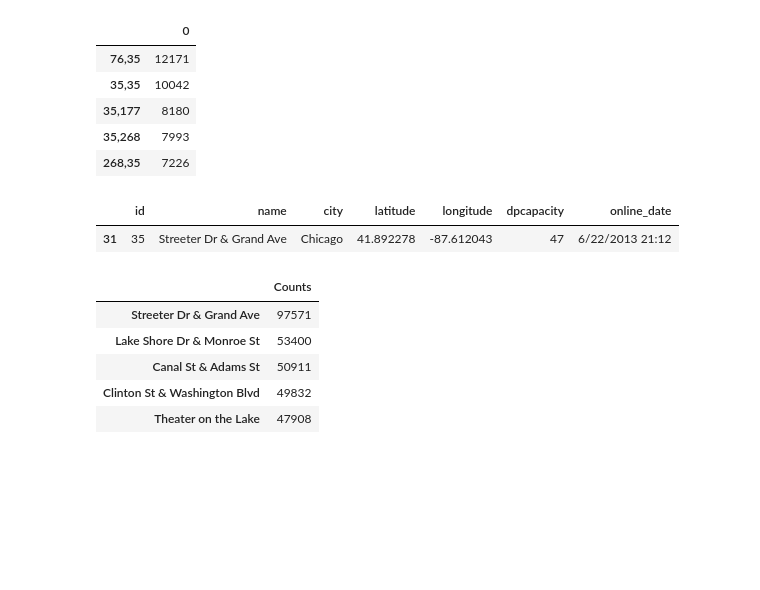
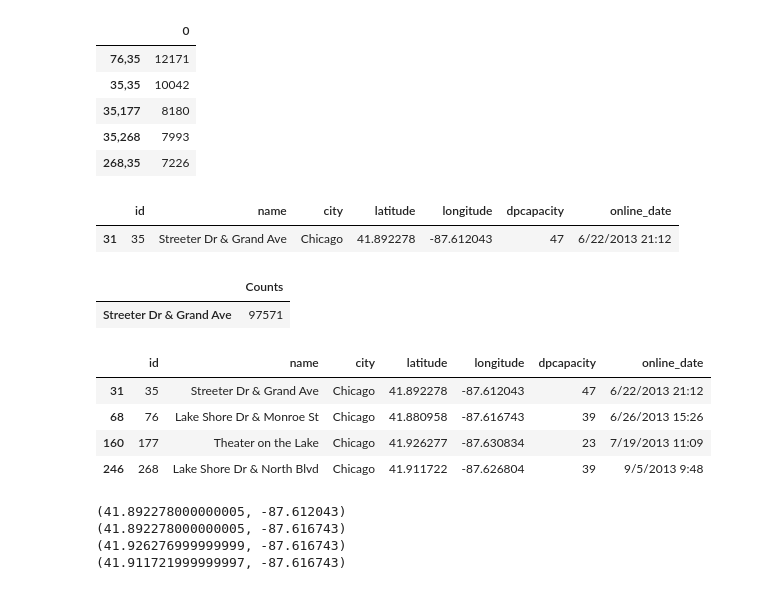
Before and after one commit to yshinomiya1q85/ys, a Jupyter notebook: capstone DS.ipynb, the cells around one changed output. Drawn from its saved outputs; the diff is of its cells as text; code cells hidden in the pictures; blank space fills up the shorter version.

```diff
--- a/capstone DS.ipynb
+++ b/capstone DS.ipynb
@@ -189,3 +167,8 @@ popular5 = pd.DataFrame(popular5.head())
+# %%
+#count each values for searching popular trip
+popular_trip = df_from_to.value_counts()
+#create DF of top5 trips
+popular5 = pd.DataFrame(popular_trip.head())
 # %%
 popular5
 # %% [output]
@@ -195,17 +178,19 @@ popular5
 | 35,177 | 8180 |
 | 35,268 | 7993 |
 | 268,35 | 7226 |
-# %%
-df_stations[df_stations['id']==35]
-# %% [output]
-|  | id | name | city | latitude | longitude | dpcapacity | online_date |
-| 31 | 35 | Streeter Dr & Grand Ave | Chicago | 41.892278 | -87.612043 | 47 | 6/22/2013 21:12 |
-# %%
-top5
-# %% [output]
-|  | Counts |
-| Streeter Dr & Grand Ave | 97571 |
-| Lake Shore Dr & Monroe St | 53400 |
-| Canal St & Adams St | 50911 |
-| Clinton St & Washington Blvd | 49832 |
-| Theater on the Lake | 47908 |
+# %%
+#split back to each ids
+pop5_str = popular5.index.str.split(",")
+# %%
+#look for stations that have popular id
+df_stations.id = df_stations.id.astype(str)
+df_stations[df_stations.id == pop5_str[0][1]]
+# %% [output]
+|  | id | name | city | latitude | longitude | dpcapacity | online_date |
+| 31 | 35 | Streeter Dr & Grand Ave | Chicago | 41.892278 | -87.612043 | 47 | 6/22/2013 21:12 |
+# %%
+#this is same as top used station
+top5.head(1)
+# %% [output]
+|  | Counts |
+| Streeter Dr & Grand Ave | 97571 |
@@ -211,0 +200,20 @@ top5
+# %%
+popular_stations = df_stations[(df_stations.id == pop5_str[0][0])|(df_stations.id == pop5_str[0][1])|(df_stations.id == pop5_str[2][1])|(df_stations.id == pop5_str[3][1])]
+# %%
+popular_stations
+# %% [output]
+|  | id | name | city | latitude | longitude | dpcapacity | online_date |
+| 31 | 35 | Streeter Dr & Grand Ave | Chicago | 41.892278 | -87.612043 | 47 | 6/22/2013 21:12 |
+| 68 | 76 | Lake Shore Dr & Monroe St | Chicago | 41.880958 | -87.616743 | 39 | 6/26/2013 15:26 |
+| 160 | 177 | Theater on the Lake | Chicago | 41.926277 | -87.630834 | 23 | 7/19/2013 11:09 |
+| 246 | 268 | Lake Shore Dr & North Blvd | Chicago | 41.911722 | -87.626804 | 39 | 9/5/2013 9:48 |
+# %%
+print(p1)
+print(p2)
+print(p3)
+print(p4)
+# %% [output]
+(41.892278000000005, -87.612043)
+(41.892278000000005, -87.616743)
+(41.926276999999999, -87.616743)
+(41.911721999999997, -87.616743)
```
Also changed, not shown: parts of 13 cells of this notebook.
